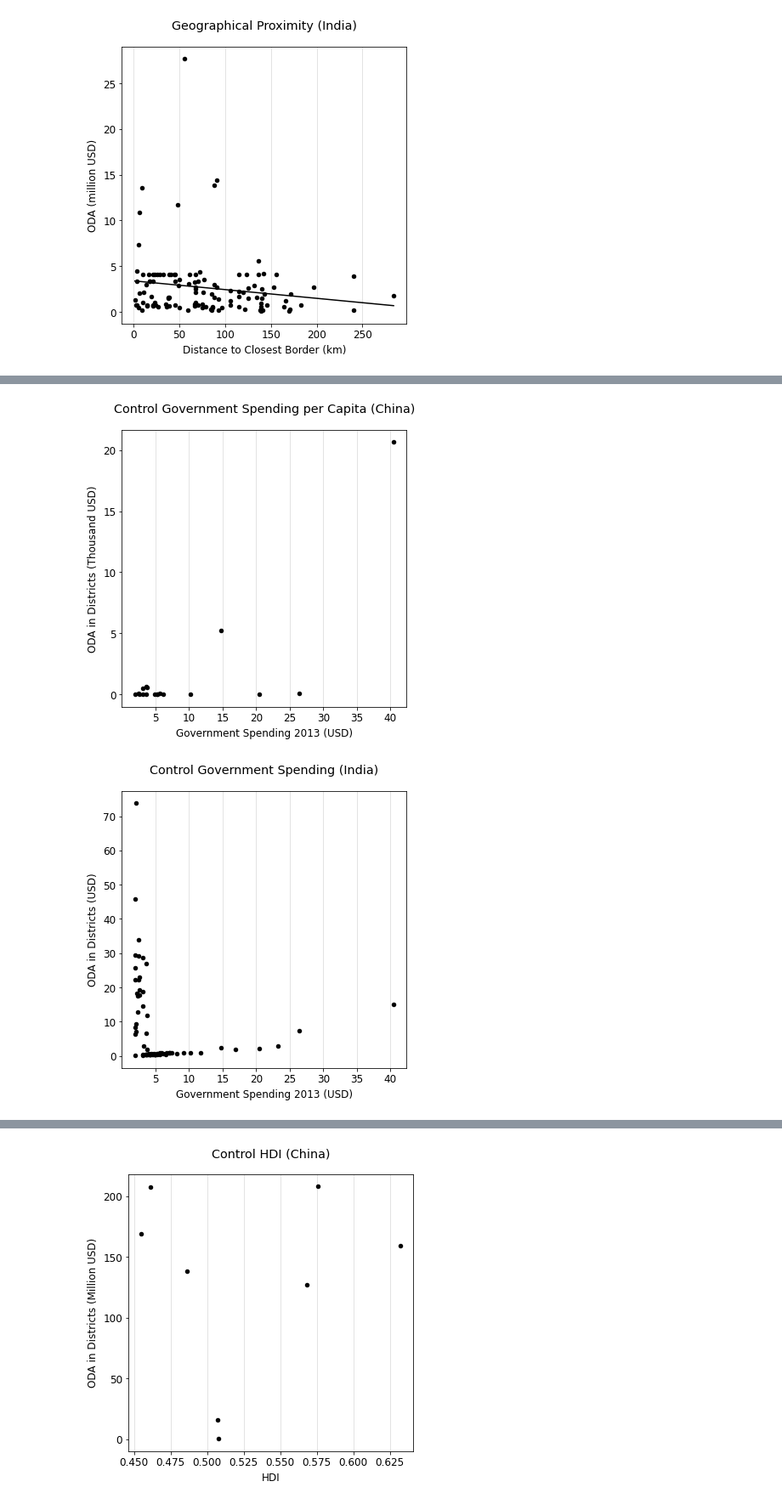
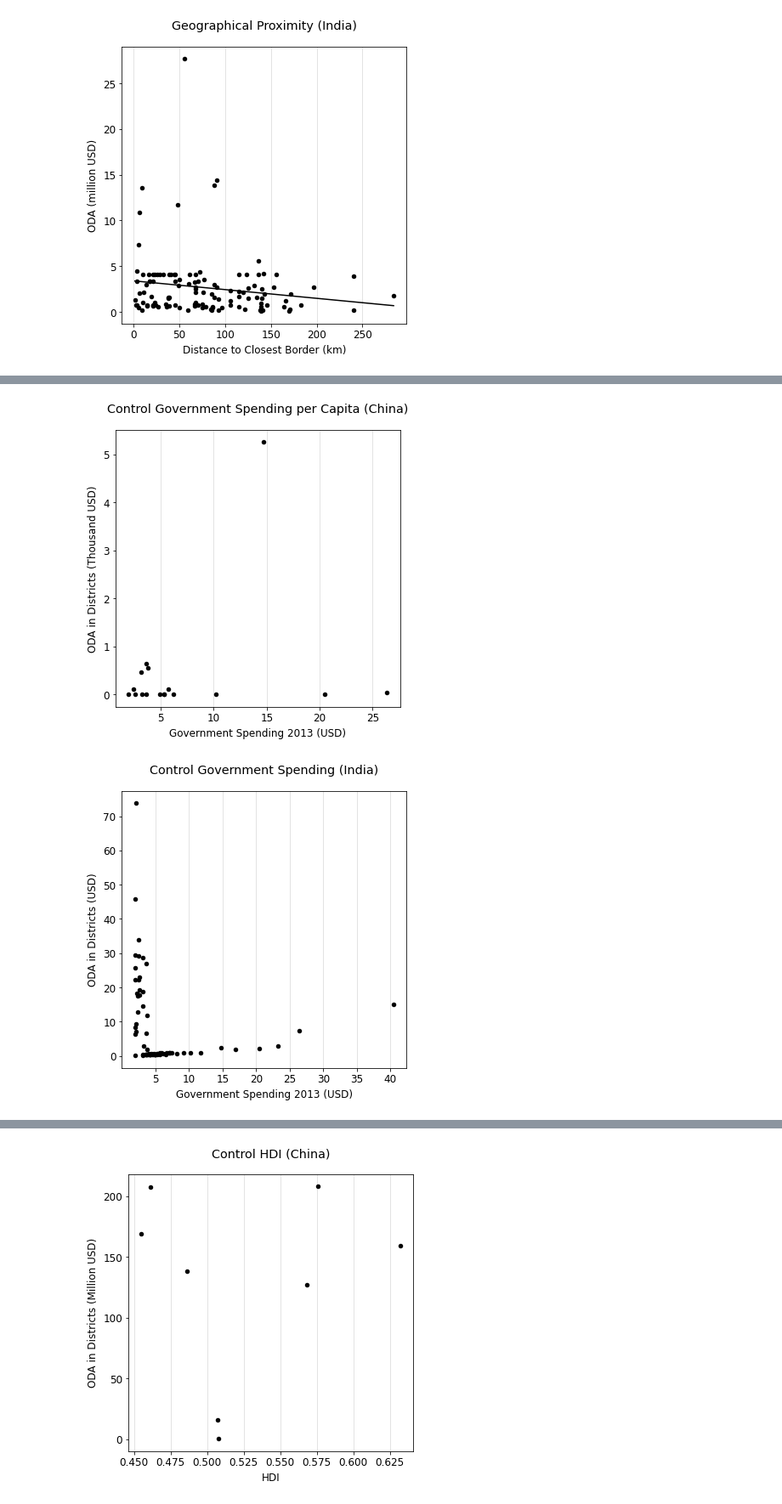
Before and after one commit to bidu19/nepal_aid_projects, a Jupyter notebook: aid_projects.ipynb, the cells around one changed output, grey strips where cells are left out. Shown at 85% size. Saved outputs shown, nothing was run; the diff lists cells and outputs as text; code cells hidden in the pictures.

Commit message:
Add filters for controls

```diff
--- a/aid_projects.ipynb
+++ b/aid_projects.ipynb
@@ -604,36 +611,38 @@ scatter_plot(
 # China
 x, y = get_axis_pc(aid_china, c_gov_spend_pc)
 y /= 1000
+x, y = filter_out(x, y, x < 40)
+
 scatter_plot(
     x, y,
     file_name='control_gov_spend_pc_china',
     title="Control Government Spending per Capita (China)",
     x_label='Government Spending 2013 (USD)',
     y_label="ODA in Districts (Thousand USD)",
 )
 
 # India
 x, y = get_axis_pc(aid_india, c_gov_spend_pc)
 scatter_plot(
     x, y,
     file_name='control_gov_spend_pc_india',
     title="Control Government Spending (India)",
     x_label='Government Spending 2013 (USD)',
     y_label="ODA in Districts (USD)",
 )
 
 # Combined
 x, y = get_axis_pc(aid, c_gov_spend_pc)
 y /= 1000
 scatter_plot(
     x, y,
     file_name='control_gov_spend_pc_combined',
     title="Control Government Spending",
     x_label='Government Spending 2013 (USD)',
     y_label="ODA in Districts (Thousand USD)",
 )
 # %% [output]
-[figure, old version]
+[figure, new version]
 [figure]
 [figure]
 # %%
```
Also changed, not shown: parts of 3 cells of this notebook.
